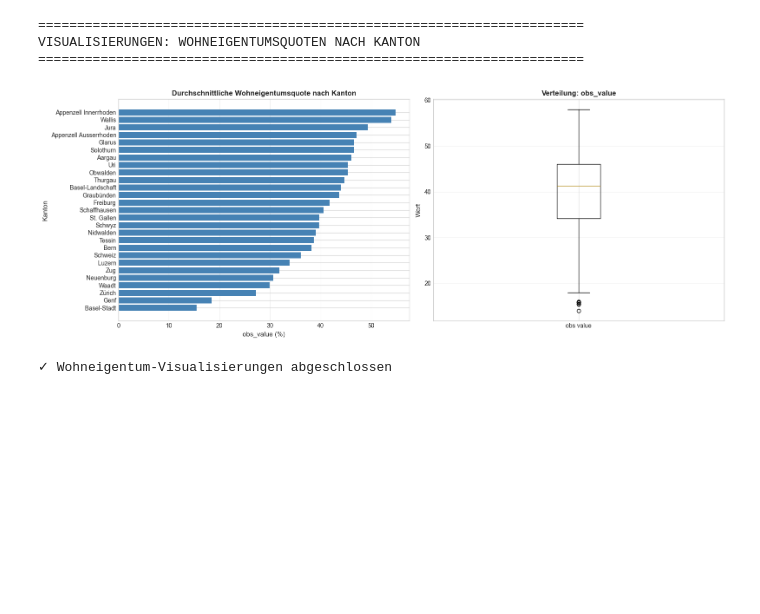
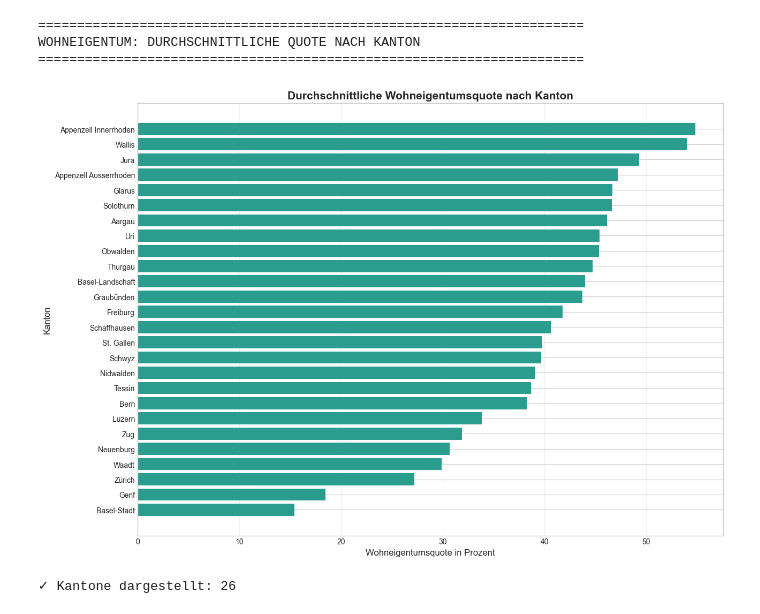
Before and after one commit to javi36/PODSV_Visualisierungsprojekt, a Jupyter notebook: eda/eda_whoowns.ipynb, the cells around one changed output. Drawn from its saved outputs; the diff is of its cells as text; code cells hidden in the pictures; blank space fills up the shorter version.

```diff
--- a/eda/eda_whoowns.ipynb
+++ b/eda/eda_whoowns.ipynb
@@ -91,6 +325,9 @@ print(f"\nDatentypen:\n{wohneigentum.dtypes}")
 
 # Zeige Vorschau
 print("\nVorschau (erste 5 Zeilen):")
+# wohneigentum.head()
+
+wohneigentum.drop(columns=['geo', 'obs_status'], errors='ignore', inplace=True)
 wohneigentum.head()
 # %% [output]
 ======================================================================
@@ -179,54 +448,37 @@ sheet_type                       0
 # %%
-# Visualisierungen der Wohneigentum-Daten nach Kanton
+# Wohneigentum: durchschnittliche Quote nach Kanton
 print("\n" + "="*70)
-print("VISUALISIERUNGEN: WOHNEIGENTUMSQUOTEN NACH KANTON")
+print("WOHNEIGENTUM: DURCHSCHNITTLICHE QUOTE NACH KANTON")
 print("="*70)
 
-fig, (ax1, ax2) = plt.subplots(1, 2, figsize=(16, 6))
-
-# Finde numerische Spalten für Visualisierung
-numeric_cols = wohneigentum.select_dtypes(include=[np.number]).columns.tolist()
-
-# 1. Balkendiagramm: Wohneigentum nach Kanton (Label aus GEO-Metadaten)
-if len(numeric_cols) > 0 and 'kanton_label' in wohneigentum.columns:
-    # Zielspalte für Quote bevorzugt wählen
-    target_col = 'obs_value' if 'obs_value' in numeric_cols else numeric_cols[0]
-
+required_cols = {'label_de', 'obs_value'}
+if required_cols.issubset(set(wohneigentum.columns)):
     plot_data = (
-        wohneigentum[['kanton_label', target_col]]
+        wohneigentum[['label_de', 'obs_value']]
         .dropna()
-        .groupby('kanton_label', as_index=False)[target_col]
+        .groupby('label_de', as_index=False)['obs_value']
         .mean()
-        .sort_values(target_col, ascending=True)
+        .query("label_de.str.lower() not in ['schweiz', 'ohne angabe']", engine='python')
+        .sort_values('obs_value', ascending=True)
     )
 
-    ax1.barh(plot_data['kanton_label'], plot_data[target_col], color='steelblue')
-    ax1.set_xlabel(f'{target_col} (%)', fontsize=11)
-    ax1.set_ylabel('Kanton', fontsize=11)
-    ax1.set_title('Durchschnittliche Wohneigentumsquote nach Kanton', fontsize=12, fontweight='bold')
-    ax1.grid(True, alpha=0.3, axis='x')
+    plt.figure(figsize=(13, 9))
+    plt.barh(plot_data['label_de'].astype(str), plot_data['obs_value'], color='#2a9d8f')
+
+    plt.title('Durchschnittliche Wohneigentumsquote nach Kanton', fontsize=15, fontweight='bold')
+    plt.xlabel('Wohneigentumsquote in Prozent', fontsize=12)
+    plt.ylabel('Kanton', fontsize=12)
+    plt.grid(True, axis='x', alpha=0.3)
+    plt.tight_layout()
+    plt.show()
+
+    print(f"✓ Kantone dargestellt: {plot_data.shape[0]}")
 else:
-    ax1.text(0.5, 0.5, 'Keine Kanton-Labels oder numerischen Daten', ha='center', va='center')
-    ax1.set_title('Wohneigentumsquoten nach Kanton', fontsize=12, fontweight='bold')
-
-# 2. Box-Plot: Verteilung numerischer Werte
-if len(numeric_cols) > 0:
-    col = 'obs_value' if 'obs_value' in numeric_cols else numeric_cols[0]
-    ax2.boxplot([wohneigentum[col].dropna()], labels=[col.replace('_', ' ')])
-    ax2.set_ylabel('Wert', fontsize=11)
-    ax2.set_title(f'Verteilung: {col}', fontsize=12, fontweight='bold')
-    ax2.grid(True, alpha=0.3, axis='y')
-else:
-    ax2.text(0.5, 0.5, 'Keine numerischen Daten', ha='center', va='center')
-    ax2.set_title('Verteilung', fontsize=12, fontweight='bold')
-
-plt.tight_layout()
-plt.show()
-
-print("✓ Wohneigentum-Visualisierungen abgeschlossen")
+    missing = required_cols - set(wohneigentum.columns)
+    print(f"⚠️ Fehlende Spalten für Analyse: {missing}")
 # %% [output]
 ======================================================================
-VISUALISIERUNGEN: WOHNEIGENTUMSQUOTEN NACH KANTON
+WOHNEIGENTUM: DURCHSCHNITTLICHE QUOTE NACH KANTON
 ======================================================================
-[figure, old version]
+[figure, new version]
-✓ Wohneigentum-Visualisierungen abgeschlossen
+✓ Kantone dargestellt: 26
```
Also changed, not shown: parts of 26 cells of this notebook, 1 other file.
